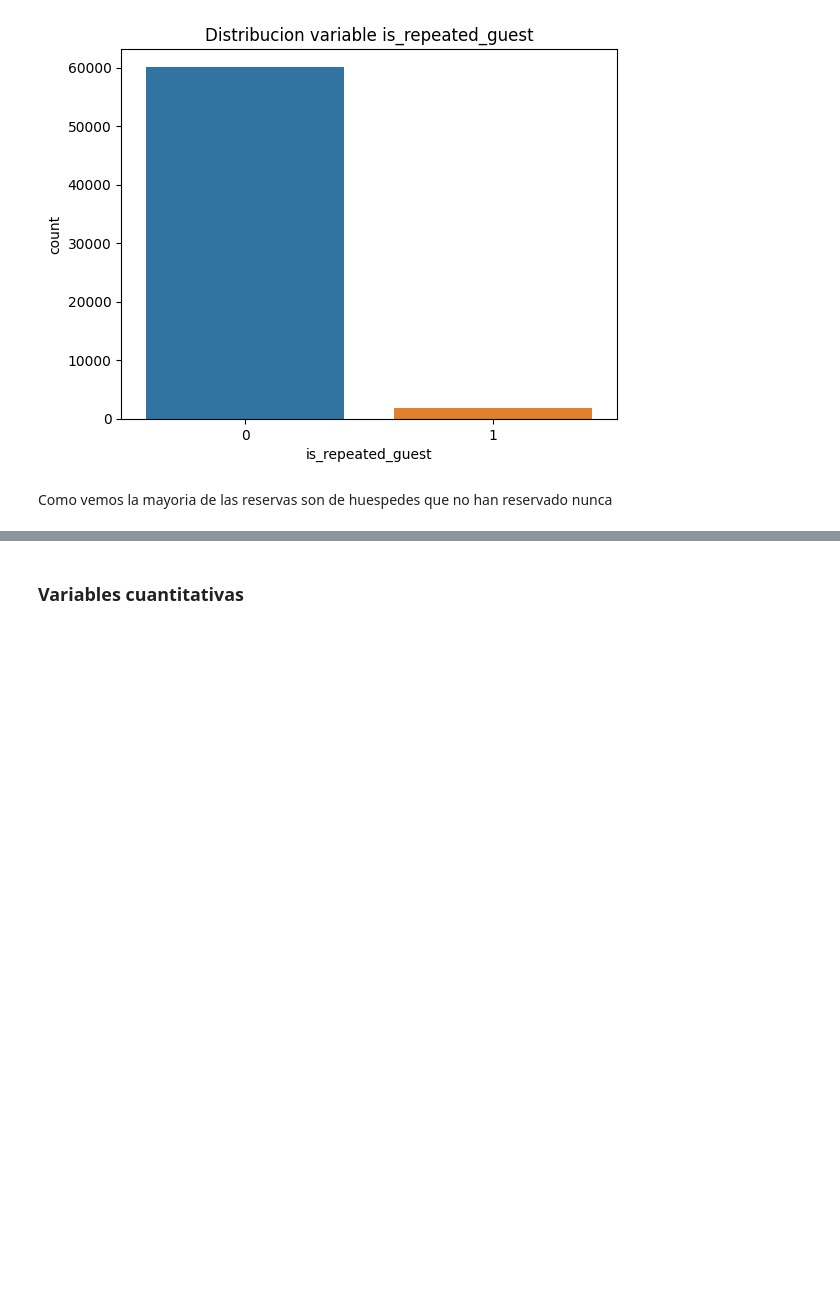
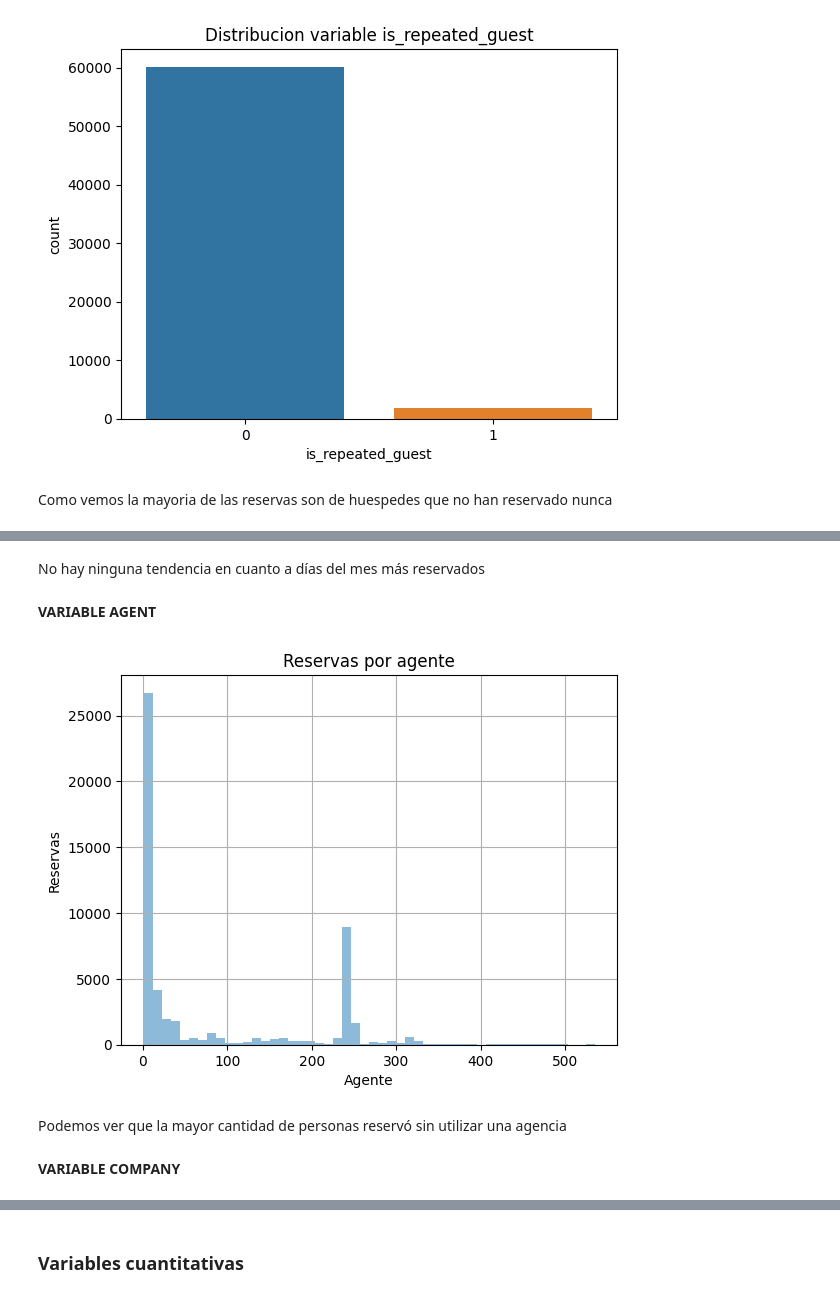
Before and after one commit to franmazzaro/7506R-2C2023-GRUPO39, a Jupyter notebook: 7506R_TP1_GRUPO39_CHP1_ENTREGA.ipynb, the cells around one changed output, grey strips where cells are left out. Drawn from its saved outputs; the diff is of its cells as text; code cells hidden in the pictures; blank space fills up the shorter version.

```diff
--- a/7506R_TP1_GRUPO39_CHP1_ENTREGA.ipynb
+++ b/7506R_TP1_GRUPO39_CHP1_ENTREGA.ipynb
@@ -216,0 +253,17 @@ Como vemos la mayoria de las reservas son de huespedes que no han reservado nunc
+# %% [markdown]
+No hay ninguna tendencia en cuanto a días del mes más reservados
+# %% [markdown]
+**VARIABLE AGENT**
+# %%
+plt.hist(reservas['agent'], bins = 50, alpha = 0.5)
+plt.xlabel("Agente")
+plt.ylabel("Reservas")
+plt.title("Reservas por agente")
+plt.grid(True)
+plt.show()
+# %% [output]
+[figure, added]
+# %% [markdown]
+Podemos ver que la mayor cantidad de personas reservó sin utilizar una agencia
+# %% [markdown]
+**VARIABLE COMPANY**
```
Also changed, not shown: parts of 32 cells of this notebook.
